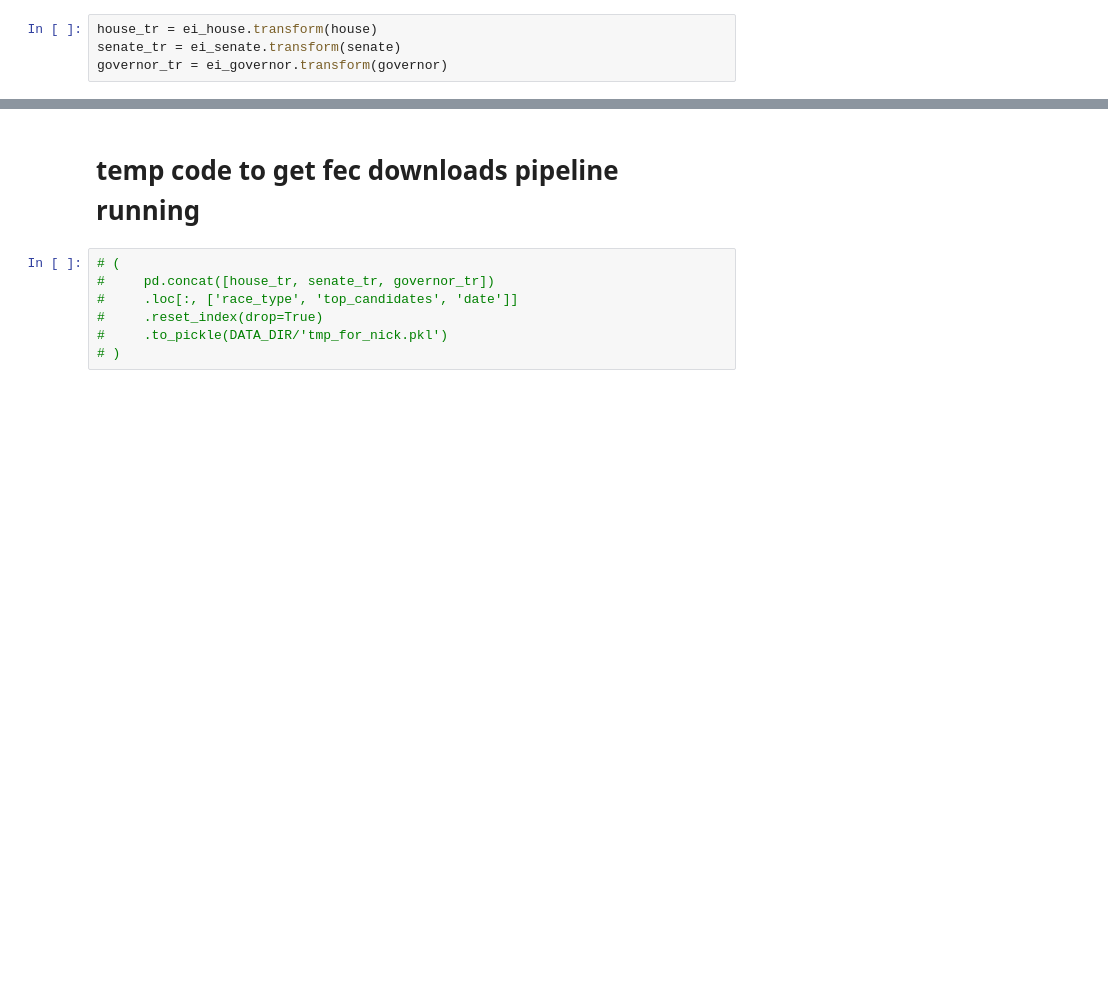
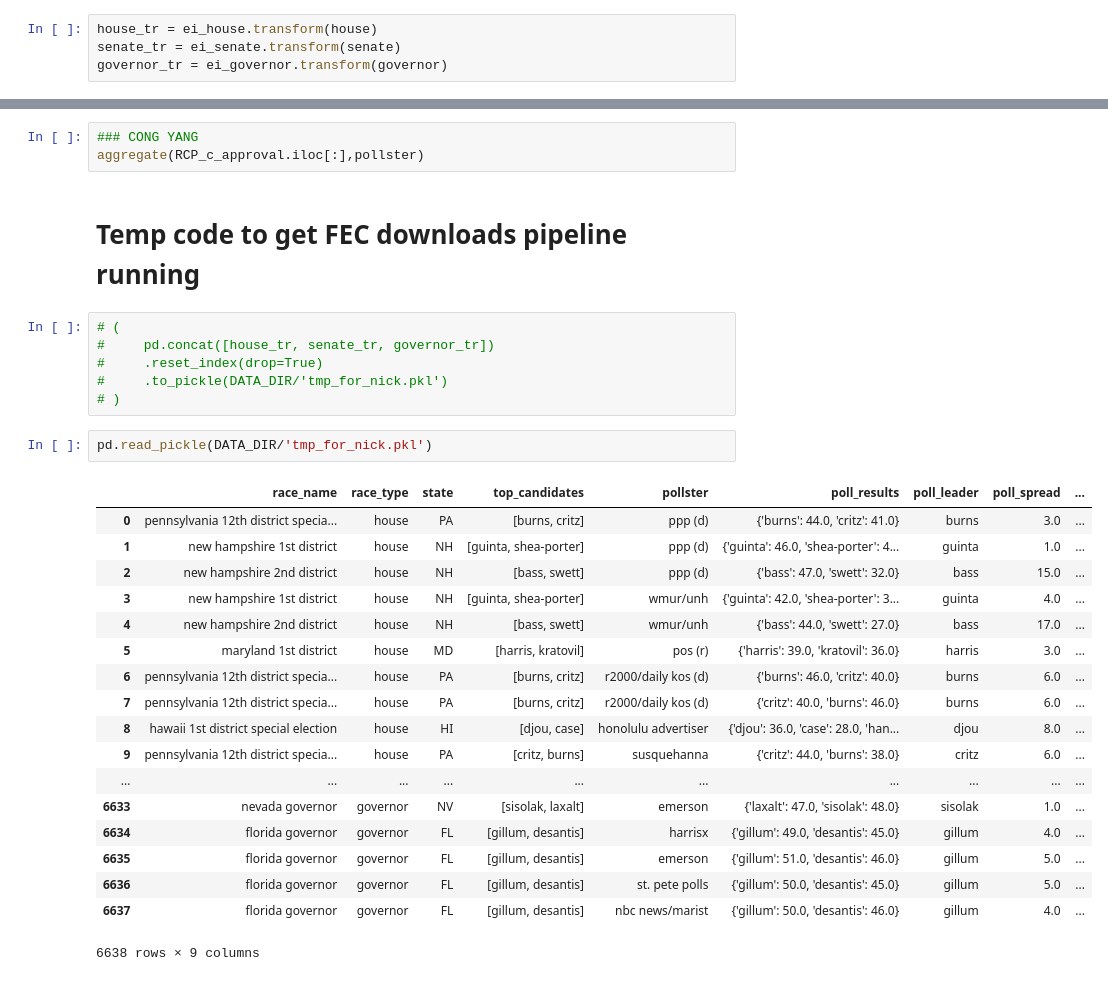
Before and after one commit to Nlorio/election-forecast, a Jupyter notebook: notebooks/1-preprocessing/extract_info_from_polls.ipynb, the cells around one changed output, grey strips where cells are left out. Cells and saved outputs as stored; diff of their text form; blank space fills up the shorter version.

```diff
--- a/notebooks/1-preprocessing/extract_info_from_polls.ipynb
+++ b/notebooks/1-preprocessing/extract_info_from_polls.ipynb
@@ -147,9 +269,32 @@ governor_tr.head()
+# %%
+### CONG YANG
+aggregate(RCP_c_approval.iloc[:],pollster)
 # %% [markdown]
-# temp code to get fec downloads pipeline running
+# Temp code to get FEC downloads pipeline running
 # %%
 # (
 #     pd.concat([house_tr, senate_tr, governor_tr])
-#     .loc[:, ['race_type', 'top_candidates', 'date']]
 #     .reset_index(drop=True)
 #     .to_pickle(DATA_DIR/'tmp_for_nick.pkl')
 # )
+# %%
+pd.read_pickle(DATA_DIR/'tmp_for_nick.pkl')
+# %% [output]
+|  | race_name | race_type | state | top_candidates | pollster | poll_results | poll_leader | poll_spread | ... |
+| 0 | pennsylvania 12th district specia... | house | PA | [burns, critz] | ppp (d) | {'burns': 44.0, 'critz': 41.0} | burns | 3.0 | ... |
+| 1 | new hampshire 1st district | house | NH | [guinta, shea-porter] | ppp (d) | {'guinta': 46.0, 'shea-porter': 4... | guinta | 1.0 | ... |
+| 2 | new hampshire 2nd district | house | NH | [bass, swett] | ppp (d) | {'bass': 47.0, 'swett': 32.0} | bass | 15.0 | ... |
+| 3 | new hampshire 1st district | house | NH | [guinta, shea-porter] | wmur/unh | {'guinta': 42.0, 'shea-porter': 3... | guinta | 4.0 | ... |
+| 4 | new hampshire 2nd district | house | NH | [bass, swett] | wmur/unh | {'bass': 44.0, 'swett': 27.0} | bass | 17.0 | ... |
+| 5 | maryland 1st district | house | MD | [harris, kratovil] | pos (r) | {'harris': 39.0, 'kratovil': 36.0} | harris | 3.0 | ... |
+| 6 | pennsylvania 12th district specia... | house | PA | [burns, critz] | r2000/daily kos (d) | {'burns': 46.0, 'critz': 40.0} | burns | 6.0 | ... |
+| 7 | pennsylvania 12th district specia... | house | PA | [burns, critz] | r2000/daily kos (d) | {'critz': 40.0, 'burns': 46.0} | burns | 6.0 | ... |
+| 8 | hawaii 1st district special election | house | HI | [djou, case] | honolulu advertiser | {'djou': 36.0, 'case': 28.0, 'han... | djou | 8.0 | ... |
+| 9 | pennsylvania 12th district specia... | house | PA | [critz, burns] | susquehanna | {'critz': 44.0, 'burns': 38.0} | critz | 6.0 | ... |
+| ... | ... | ... | ... | ... | ... | ... | ... | ... | ... |
+| 6633 | nevada governor | governor | NV | [sisolak, laxalt] | emerson | {'laxalt': 47.0, 'sisolak': 48.0} | sisolak | 1.0 | ... |
+| 6634 | florida governor | governor | FL | [gillum, desantis] | harrisx | {'gillum': 49.0, 'desantis': 45.0} | gillum | 4.0 | ... |
+| 6635 | florida governor | governor | FL | [gillum, desantis] | emerson | {'gillum': 51.0, 'desantis': 46.0} | gillum | 5.0 | ... |
+| 6636 | florida governor | governor | FL | [gillum, desantis] | st. pete polls | {'gillum': 50.0, 'desantis': 45.0} | gillum | 5.0 | ... |
+| 6637 | florida governor | governor | FL | [gillum, desantis] | nbc news/marist | {'gillum': 50.0, 'desantis': 46.0} | gillum | 4.0 | ... |
+6638 rows × 9 columns
```
Also changed, not shown: parts of 16 cells of this notebook.
